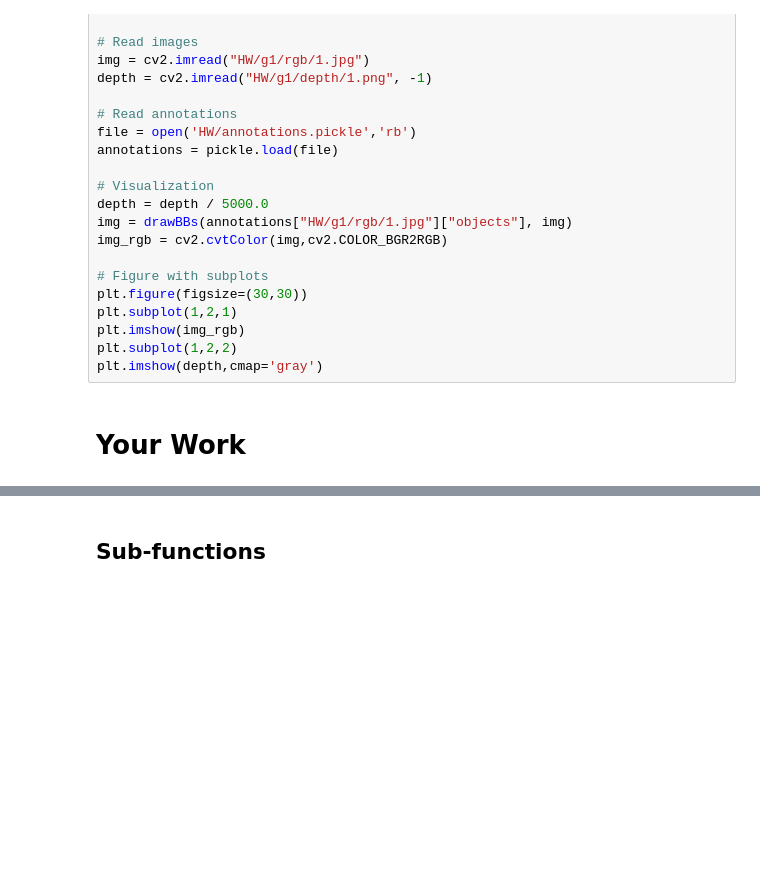
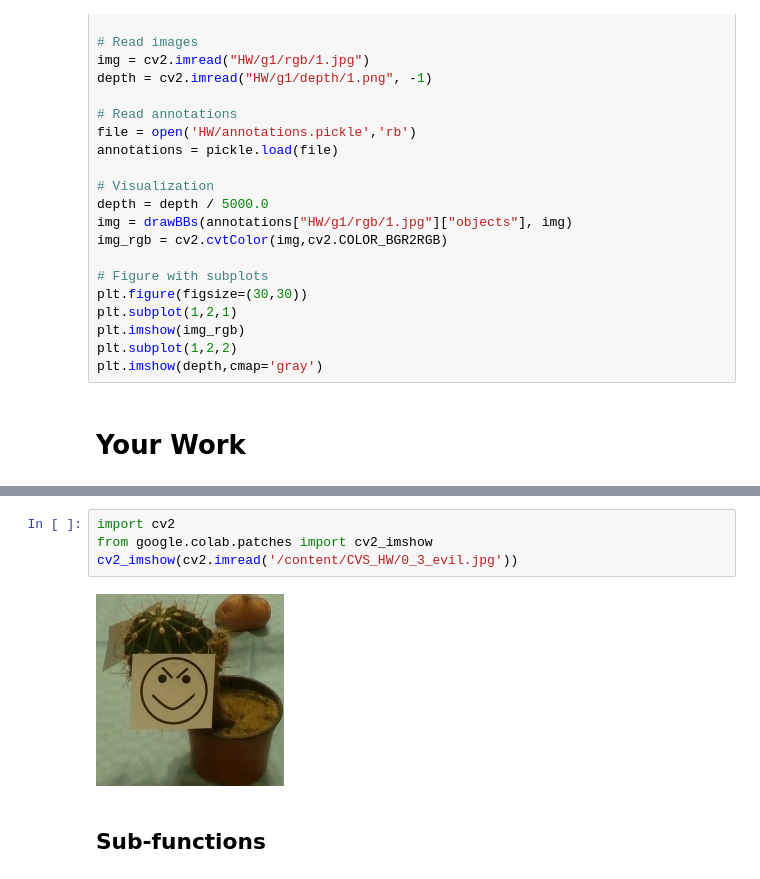
Before and after one commit to Moda007/CVS_HW, a Jupyter notebook: CVS_HW.ipynb, the cells around one changed output, grey strips where cells are left out. Saved outputs shown, nothing was run; the diff lists cells and outputs as text; blank space fills up the shorter version.

```diff
--- a/CVS_HW.ipynb
+++ b/CVS_HW.ipynb
@@ -298,3 +340,9 @@ DL_MODEL_2HC_PATH = '/content/drive/My Drive/CV Project/py/Last Saved Models/mod
+# %%
+import cv2
+from google.colab.patches import cv2_imshow
+cv2_imshow(cv2.imread('/content/CVS_HW/0_3_evil.jpg'))
+# %% [output]
+[figure, added]
 # %% [markdown]
 ## Sub-functions
 # %% [markdown]
```
Also changed, not shown: parts of 32 cells of this notebook.
